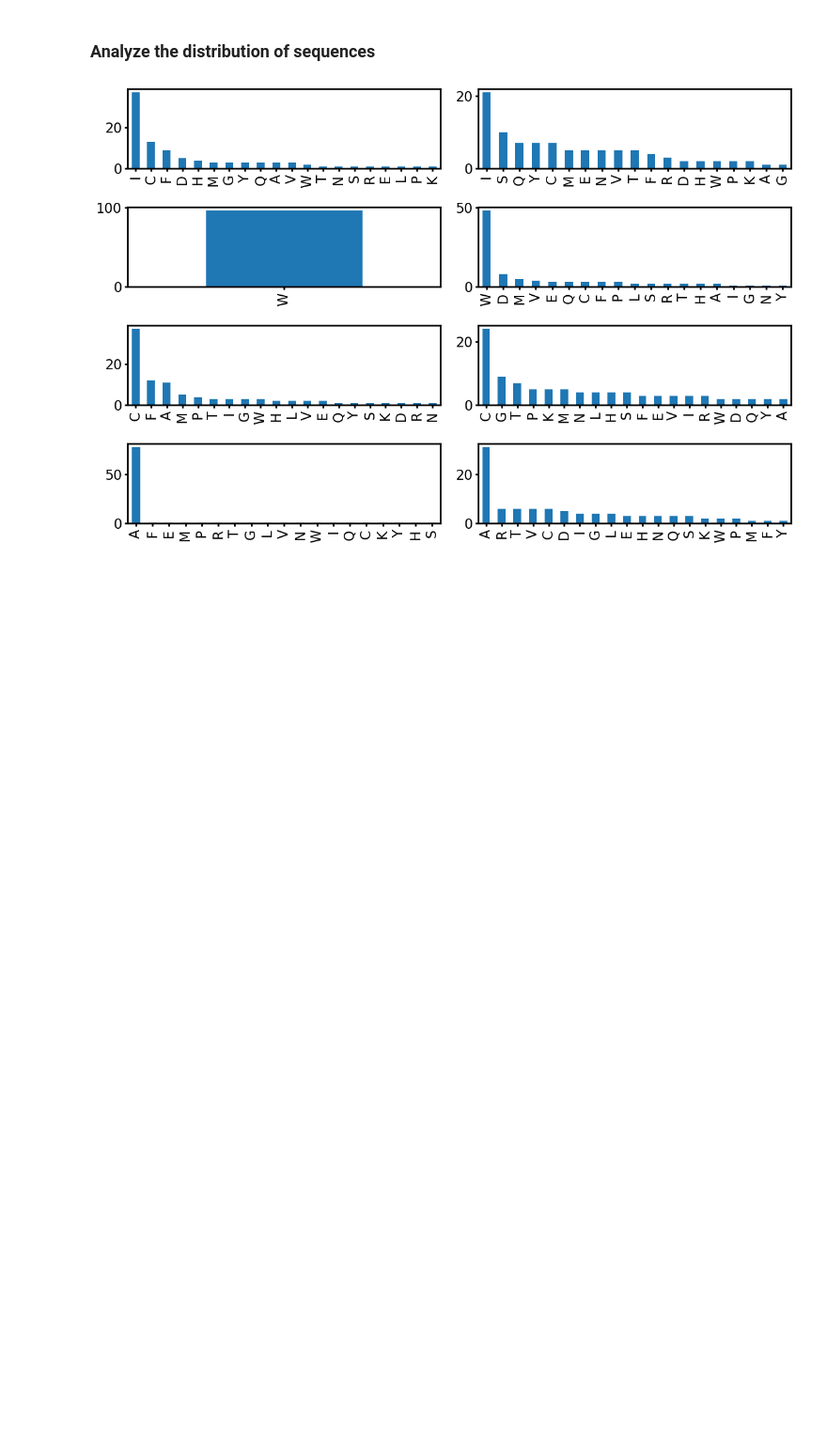
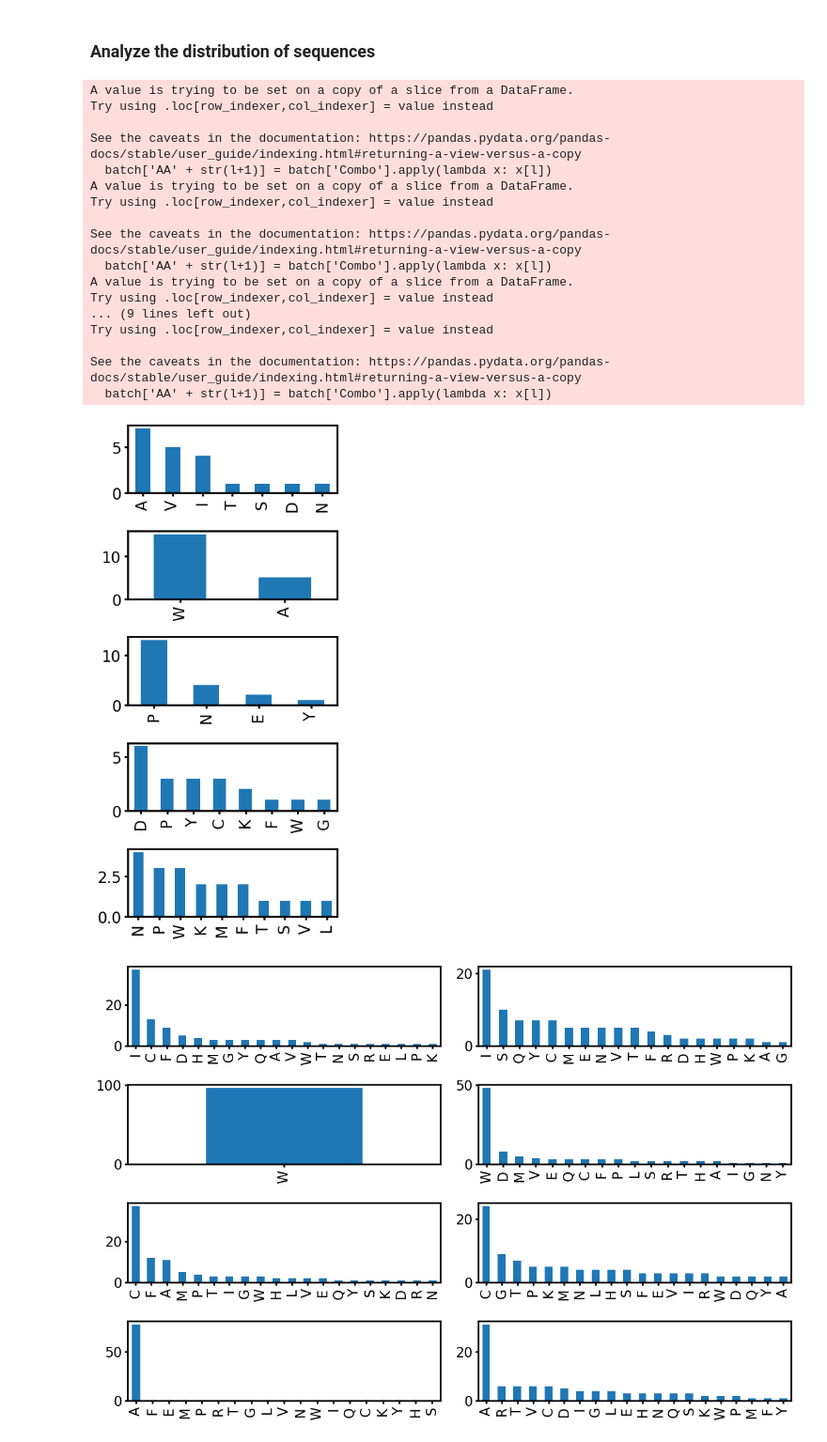
Before and after one commit to jsunn-y/ALDE, a Jupyter notebook: analysis.ipynb, the cells around one changed output. Shown at 94% size. Cells and saved outputs as stored; diff of their text form; code cells hidden in the pictures; blank space fills up the shorter version.

```diff
--- a/analysis.ipynb
+++ b/analysis.ipynb
@@ -26,6 +26,50 @@ mpl.rcParams['xtick.major.width'] = 2
 mpl.rcParams['ytick.major.width'] = 2
 # %% [markdown]
 ### Analyze the distribution of sequences
+# %%
+fitness_df = pd.DataFrame()
+combos = np.load('/home/jyang4/repos/DKBO-MLDE/results/production_test/combos.npy')
+fitness_df['Combo'] = combos
+fitness_df
+
+
+plt.figure(figsize=(4, 8))
+for i in [1]:
+    for j in  [1]:
+
+        indices = torch.load('/home/jyang4/repos/DKBO-MLDE/results/production_test/DKL-DO-0-RBF-UCB-[10, 10]_1indices.pt')
+
+        subset = fitness_df.iloc[indices, :].reset_index()
+
+        n = 1
+        batch = subset[96*n:96*(n+1)]
+        for l in range(5):
+            batch['AA' + str(l+1)] = batch['Combo'].apply(lambda x: x[l])
+
+        for k, label  in enumerate(['AA1', 'AA2', 'AA3', 'AA4', 'AA5']):
+            plt.subplot(5, 1, k+1)
+            batch[label].value_counts().plot(kind="bar")
+            #sns.countplot(x=label, data=batch)
+    plt.tight_layout()
+# %% [output]
+A value is trying to be set on a copy of a slice from a DataFrame.
+Try using .loc[row_indexer,col_indexer] = value instead
+
+See the caveats in the documentation: https://pandas.pydata.org/pandas-docs/stable/user_guide/indexing.html#returning-a-view-versus-a-copy
+  batch['AA' + str(l+1)] = batch['Combo'].apply(lambda x: x[l])
+A value is trying to be set on a copy of a slice from a DataFrame.
+Try using .loc[row_indexer,col_indexer] = value instead
+
+See the caveats in the documentation: https://pandas.pydata.org/pandas-docs/stable/user_guide/indexing.html#returning-a-view-versus-a-copy
+  batch['AA' + str(l+1)] = batch['Combo'].apply(lambda x: x[l])
+A value is trying to be set on a copy of a slice from a DataFrame.
+Try using .loc[row_indexer,col_indexer] = value instead
+... (9 lines left out)
+Try using .loc[row_indexer,col_indexer] = value instead
+
+See the caveats in the documentation: https://pandas.pydata.org/pandas-docs/stable/user_guide/indexing.html#returning-a-view-versus-a-copy
+  batch['AA' + str(l+1)] = batch['Combo'].apply(lambda x: x[l])
+[figure, added]
 # %%
 subdir = '/home/jyang4/repos/DKBO-MLDE/results/GB1_onehot'
 tensors = sorted(glob.glob(subdir + '/*indices*.pt'))
```
Also changed, not shown: parts of 1 cell of this notebook, 7 other files.
